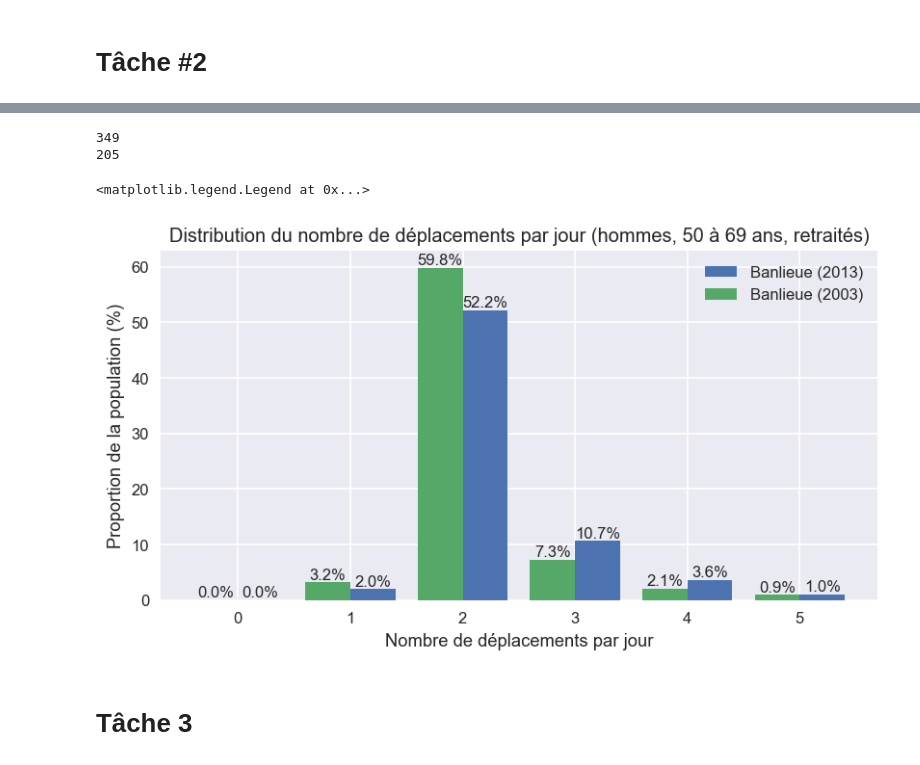
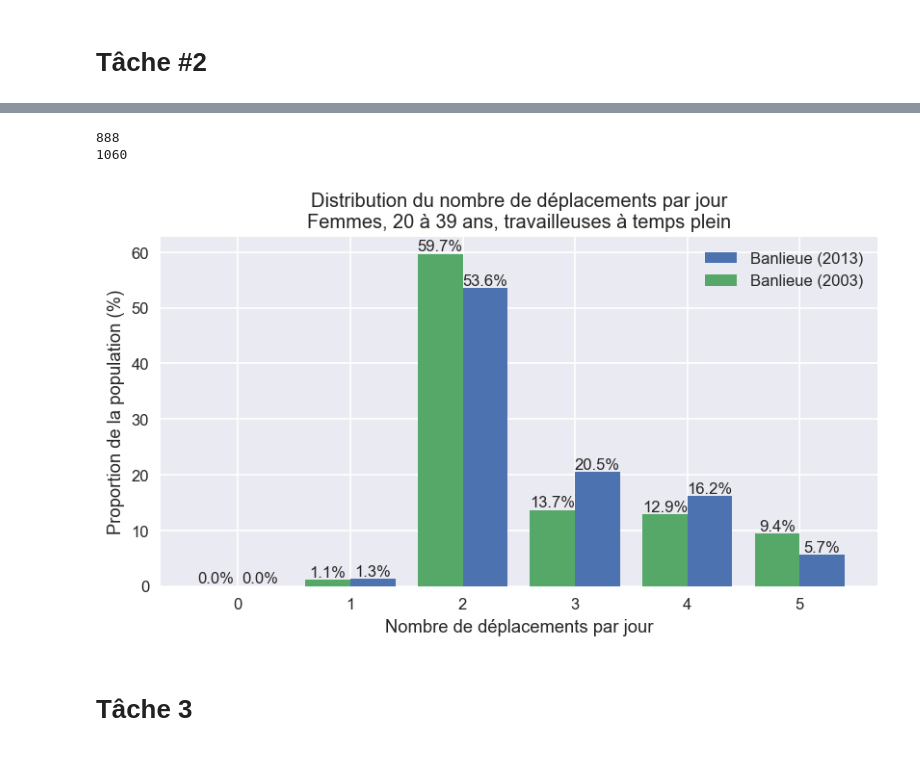
Before and after one commit to davidmurray/CIV6702-TP3, a Jupyter notebook: TP3.ipynb, the cells around one changed output, grey strips where cells are left out. Cells and saved outputs as stored; diff of their text form; code cells hidden in the pictures.

```diff
--- a/TP3.ipynb
+++ b/TP3.ipynb
@@ -783,32 +810,0 @@ plt.legend()
-# %%
-width = 0.4
-plt.figure(figsize=(8, 4), dpi=120)
-def n_depl_plot(df, title, offset):
-    df_pers = df[(df.f_pers == 'T')
-               & (df.genre == 1)
-               & (df.age >= 50)
-               & (df.age <= 69)
-               & (df.p_statut == 4)]
-    print(len(df_pers))
-
-    total_faclog = df_pers.facper.sum()
-
-    bin_edges = np.array([0, 1, 2, 3, 4, 5, 6])
-    bins = np.histogram(list(df_pers.nb_depl), bins=bin_edges, weights=df_pers.facper / total_faclog * 100)[0]
-
-    bar = plt.bar(bin_edges[:-1]-offset, bins, width=width, align="center", label=title)
-    plt.bar_label(bar, fmt="%.1f%%")
-    _ = plt.xticks(bin_edges[:-1])
-    plt.xlabel("Nombre de déplacements par jour")
-    plt.ylabel("Proportion de la population (%)")
-    plt.title("Distribution du nombre de déplacements par jour (hommes, 50 à 69 ans, retraités)")
-n_depl_plot(suburb_2013, title="Banlieue (2013)", offset=-width/2)
-n_depl_plot(suburb_2003, title="Banlieue (2003)", offset=+width/2)
-plt.legend()
-# %% [output]
-349
-205
-<matplotlib.legend.Legend at 0x...>
-[figure, removed]
-# %% [markdown]
-# Tâche 3
@@ -816,0 +811,33 @@ combined_sect = pd.concat([suburb_2013, plateau, montrealNord])
+# %%
+width = 0.4
+plt.figure(figsize=(8, 4), dpi=120)
+def n_depl_plot(df, title, offset):
+#     df_pers = df[(df.f_pers == 'T')
+#                & (df.genre == 1)
+#                & (df.age >= 50)
+#                & (df.age <= 69)
+#                & (df.p_statut == 4)]
+    df_pers = pers_typology(df, 2)
+    print(len(df_pers))
+
+    total_faclog = df_pers.facper.sum()
+
+    bin_edges = np.array([0, 1, 2, 3, 4, 5, 6])
+    bins = np.histogram(list(df_pers.nb_depl), bins=bin_edges, weights=df_pers.facper / total_faclog * 100)[0]
+
+    bar = plt.bar(bin_edges[:-1]-offset, bins, width=width, align="center", label=title)
+    plt.bar_label(bar, fmt="%.1f%%")
+    _ = plt.xticks(bin_edges[:-1])
+    plt.xlabel("Nombre de déplacements par jour")
+    plt.ylabel("Proportion de la population (%)")
+    plt.title("Distribution du nombre de déplacements par jour\nFemmes, 20 à 39 ans, travailleuses à temps plein")
+n_depl_plot(suburb_2013, title="Banlieue (2013)", offset=-width/2)
+n_depl_plot(suburb_2003, title="Banlieue (2003)", offset=+width/2)
+plt.legend()
+plt.savefig("task2_j.svg", bbox_inches='tight', pad_inches=0)
+# %% [output]
+888
+1060
+[figure, added]
+# %% [markdown]
+# Tâche 3
```
Also changed, not shown: parts of 74 cells of this notebook, 2 other files.
